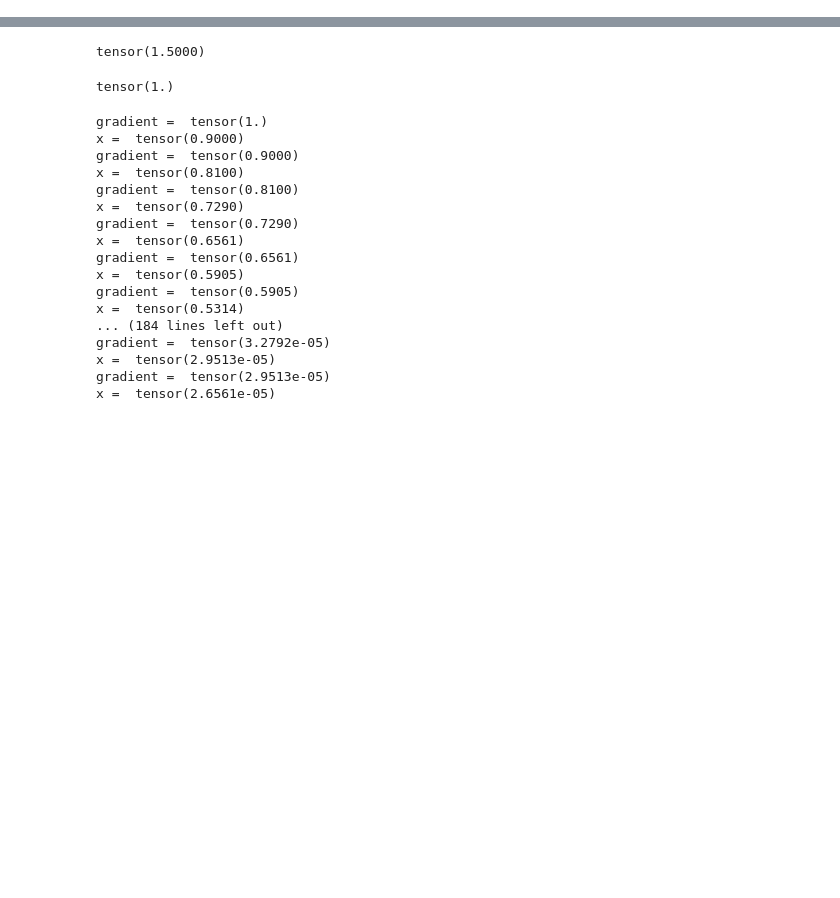
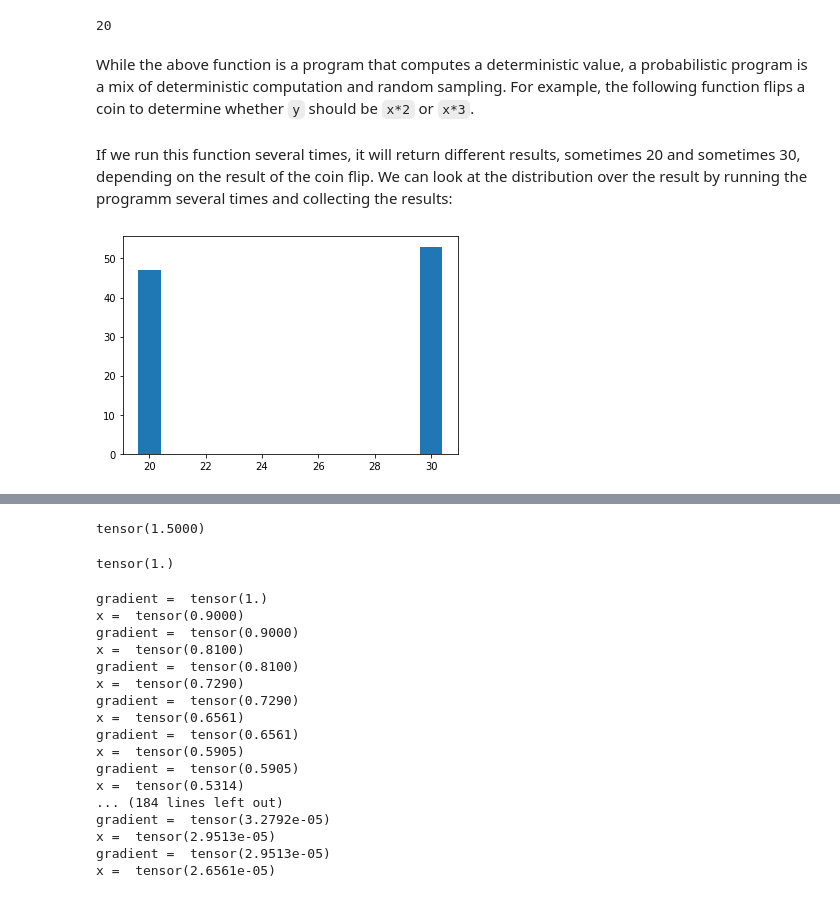
Before and after one commit to DCMLab/probabilistic_harmony_model, a Jupyter notebook: How Pyro Really Works.ipynb, the cells around one changed output, grey strips where cells are left out. Drawn from its saved outputs; the diff is of its cells as text; code cells hidden in the pictures; blank space fills up the shorter version.

```diff
--- a/How Pyro Really Works.ipynb
+++ b/How Pyro Really Works.ipynb
@@ -46,0 +182,35 @@ Thus we have turned the joint distribution $p(a,b,c)$ into a *generative process
+# %%
+def my_function():
+    x = 10
+    y = x*2
+    return y
+
+my_function()
+# %% [output]
+20
+# %% [markdown]
+While the above function is a program that computes a deterministic value, a probabilistic program is a mix of deterministic computation and random sampling.
+For example, the following function flips a coin to determine whether `y` should be `x*2` or `x*3`.
+# %%
+import random
+
+def my_random_function(p=0.5):
+    x = 10
+    heads = random.random() < p
+    y = x*2 if heads else x*3
+    return y
+# %% [markdown]
+If we run this function several times, it will return different results, sometimes 20 and sometimes 30, depending on the result of the coin flip.
+We can look at the distribution over the result by running the programm several times and collecting the results:
+# %%
+import matplotlib.pyplot as plt
+import numpy as np
+from collections import Counter
+
+results = [my_random_function() for i in range(100)]
+
+counts = Counter(results)
+plt.bar(counts.keys(), counts.values())
+plt.show()
+# %% [output]
+[figure, added]
```
Also changed, not shown: parts of 43 cells of this notebook.
